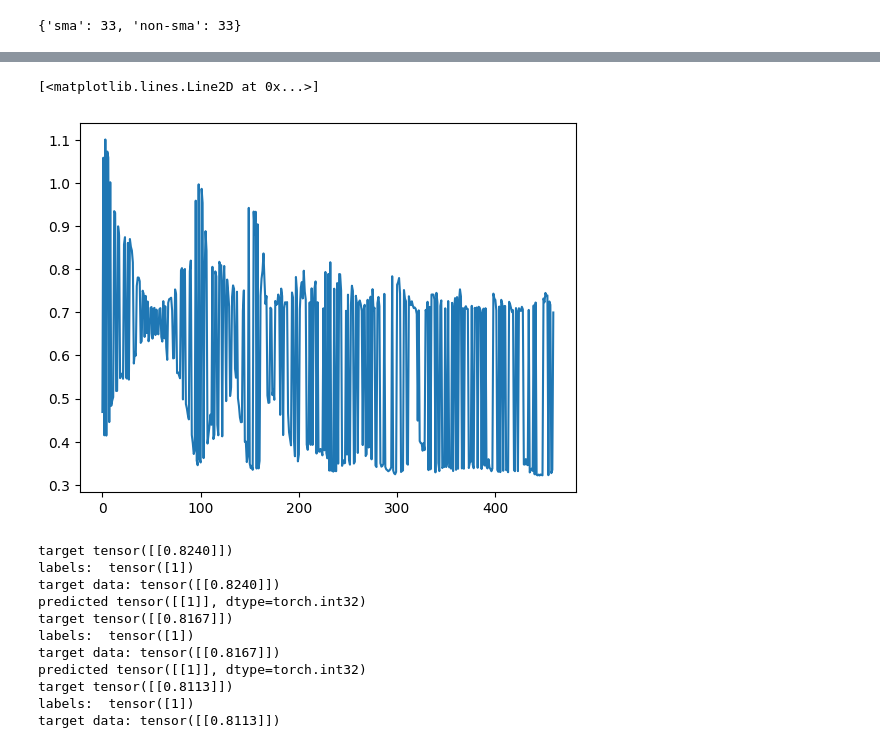
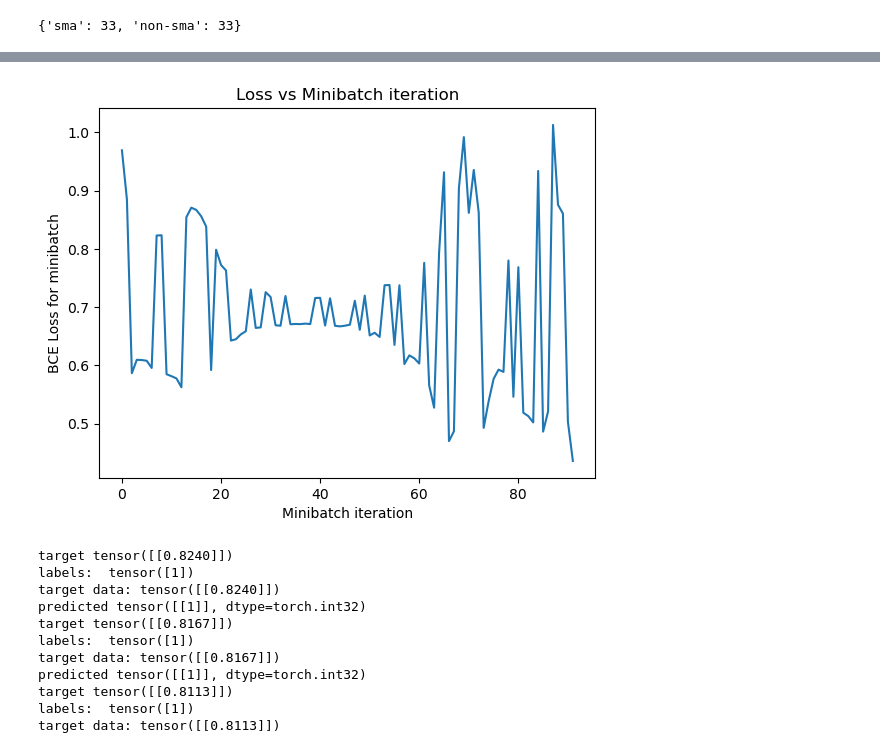
Before and after one commit to ezermoysis1/sma-detection-in-blood-samples, a Jupyter notebook: mil_rbc_WIP.ipynb, the cells around one changed output, grey strips where cells are left out. Saved outputs shown, nothing was run; the diff lists cells and outputs as text; code cells hidden in the pictures.

```diff
--- a/mil_rbc_WIP.ipynb
+++ b/mil_rbc_WIP.ipynb
@@ -17,0 +19,4 @@ import random
+# %%
+# Parameters
+
+attention = 1
@@ -89,13 +74,0 @@ AttributeError: 'list' object has no attribute 'get_class_counts'
-# %%
-# Fetch first bag from the DataLoader
-images, label = next(iter(train_loader))
-
-print(f"Class: {'SMA' if label.item()==1 else 'non-SMA'}, Number of images: {len(images)}")
-
-# Display all images from this bag
-fig = plt.figure(figsize=(20, 10))  # adjust size as needed
-for i in range(len(images)):
-    ax = fig.add_subplot(1, len(images), i+1, xticks=[], yticks=[])
-    img = images[i].squeeze().permute(1, 2, 0)
-    ax.imshow(img.numpy())
-plt.show()
@@ -105,6 +74,0 @@ Class: SMA, Number of images: 186
-# %%
-# Iterate through the data loader
-for images, label in train_loader:
-    # Iterate through each image in the bag
-    for i in range(len(images[0])):
-        print(f"Image {i+1} dimensions: {images[i].size()}")
@@ -114,15 +75,14 @@ Image 1 dimensions: torch.Size([1, 3, 64, 64])
 # %%
-class SimpleCNN(nn.Module):
+class SimpleCNN1(nn.Module):
     def __init__(self):
-        super(SimpleCNN, self).__init__()
-        self.conv1 = nn.Conv2d(1, 32, kernel_size=3, stride=1, padding=1)
+        super(SimpleCNN1, self).__init__()
+        self.conv1 = nn.Conv2d(3, 32, kernel_size=3, stride=1, padding=1)
         self.pool = nn.MaxPool2d(2, 2)
         self.conv2 = nn.Conv2d(32, 64, kernel_size=3, stride=1, padding=1)
         self.fc1 = nn.Linear(4 * 64 * 64, 500)  # Adjusted for input image size 224x224
         self.fc2 = nn.Linear(500, 100)
         self.fc3 = nn.Linear(100, 1)
         self.sigmoid = nn.Sigmoid()
-
 
     def forward(self, x):
         # Perform individual feature extraction on each image
@@ -364,15 +329,17 @@ target:  tensor([[0.3417]], device='cuda:0', grad_fn=<SigmoidBackward0>)
 # %%
-# Plot the loss
+# Plot the loss against minibatch iteration
+loss_all=[]
 
-obj=[]
+for i in range(len(loss_tracker)):
+    loss_all.append(loss_tracker[i].item())
 
-for i in range(len(objective_tracker)):
-    obj.append(objective_tracker[i].item())
-
-plt.plot(obj)
+plt.plot(loss_all)
+plt.title('Loss vs Minibatch iteration')
+plt.xlabel('Minibatch iteration')
+plt.ylabel('BCE Loss for minibatch')
+plt.show()
 # %% [output]
-[<matplotlib.lines.Line2D at 0x...>]
-[figure, old version]
+[figure, new version]
 # %%
 test_total=0
 test_correct=0
```
Also changed, not shown: parts of 14 cells of this notebook.
